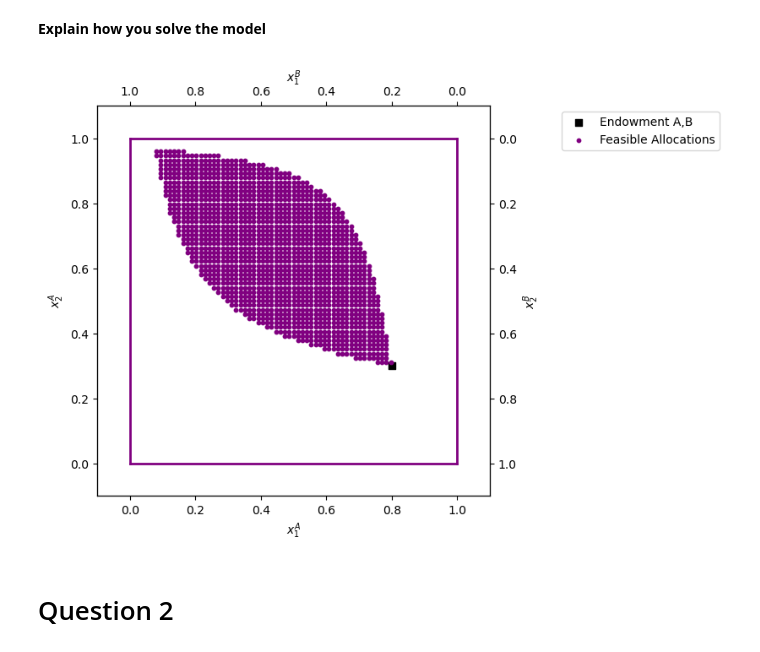
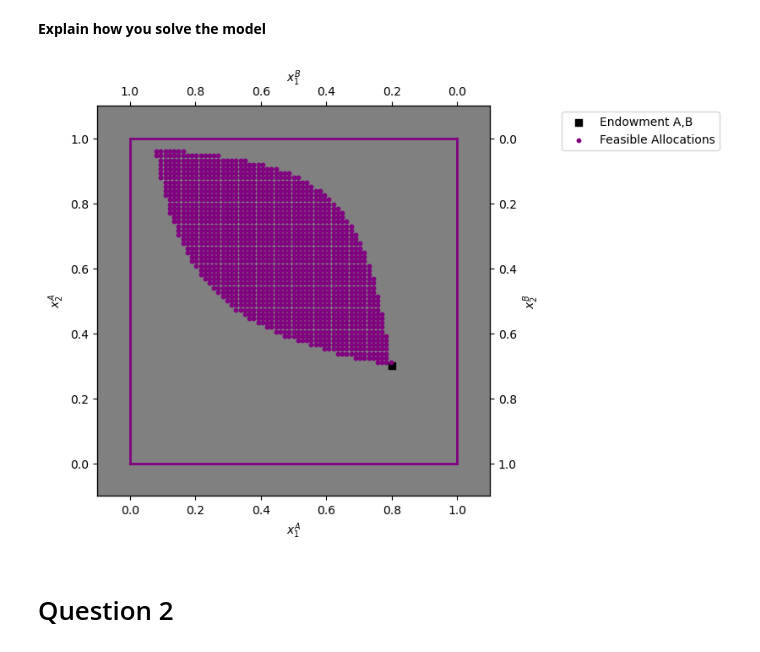
Before and after one commit to NumEconCopenhagen/projects-2024-anders-2-don-1, a Jupyter notebook: inauguralproject/inauguralproject.ipynb, the cells around one changed output. Saved outputs shown, nothing was run; the diff lists cells and outputs as text; code cells hidden in the pictures.

```diff
--- a/inauguralproject/inauguralproject.ipynb
+++ b/inauguralproject/inauguralproject.ipynb
@@ -63,8 +63,9 @@ for x1A in x1A_values:
 
 # Set up the figure and axes as provided in your code
 fig = plt.figure(frameon=False, figsize=(6, 6), dpi=100)
+
 ax_A = fig.add_subplot(1, 1, 1)
-
+ax_A.set_facecolor('grey')
 ax_A.set_xlabel("$x_1^A$")
 ax_A.set_ylabel("$x_2^A$")
 
@@ -72,34 +73,34 @@ temp = ax_A.twinx()
 temp.set_ylabel("$x_2^B$")
 ax_B = temp.twiny()
 ax_B.set_xlabel("$x_1^B$")
 ax_B.invert_xaxis()
 ax_B.invert_yaxis()
 
 # Scatter plot for A's endowment point
 ax_A.scatter(par.w1A, par.w2A, marker='s', color='black', label='Endowment A,B')
 #ax_B.scatter(1-par.w1A, 1-par.w2A, marker='s', color='brown', label='Endowment B')  # Endowment B is the mirror of A's
 
 # Plot the feasible allocations
 ax_A.scatter(feasible_x1A, feasible_x2A, color=maincolor, s=10, label='Feasible Allocations')
 
 # Draw the box representing the limits of the total endowment
 ax_A.plot([0, w1bar], [0, 0], lw=2, color=maincolor)
 ax_A.plot([0, w1bar], [w2bar, w2bar], lw=2, color=maincolor)
 ax_A.plot([0, 0], [0, w2bar], lw=2, color=maincolor)
 ax_A.plot([w1bar, w1bar], [0, w2bar], lw=2, color=maincolor)
 
 ax_A.set_xlim([-0.1, w1bar + 0.1])
 ax_A.set_ylim([-0.1, w2bar + 0.1])
 ax_B.set_xlim([w1bar + 0.1, -0.1])
 ax_B.set_ylim([w2bar + 0.1, -0.1])
 
 # Legend
 ax_A.legend(frameon=True, loc='upper right', bbox_to_anchor=(1.6, 1.0))
 
 # Show the plot
 plt.show()
 # %% [output]
-[figure, old version]
+[figure, new version]
 # %% [markdown]
 # Question 2
 # %% [markdown]
```
Also changed, not shown: parts of 1 cell of this notebook.
